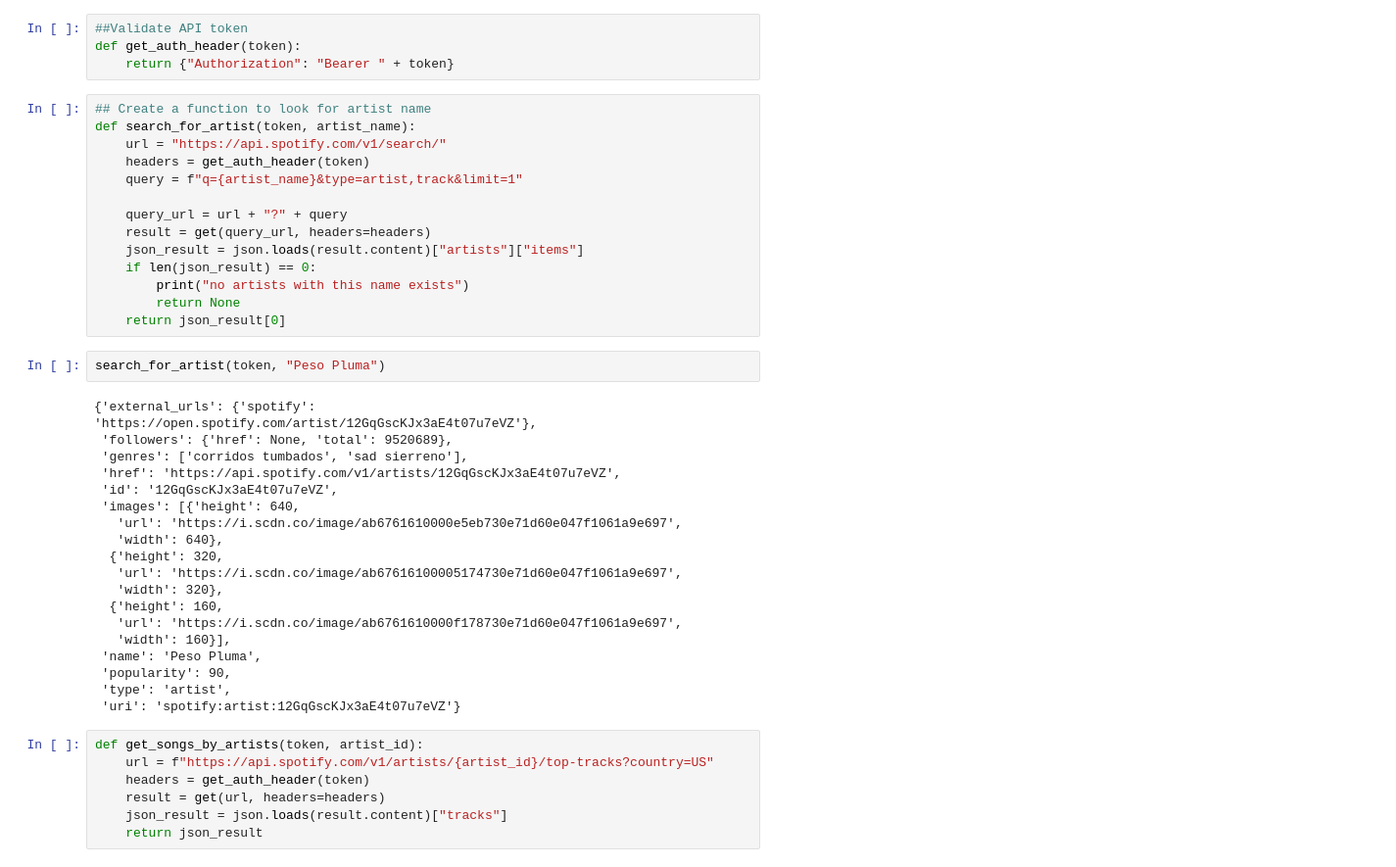
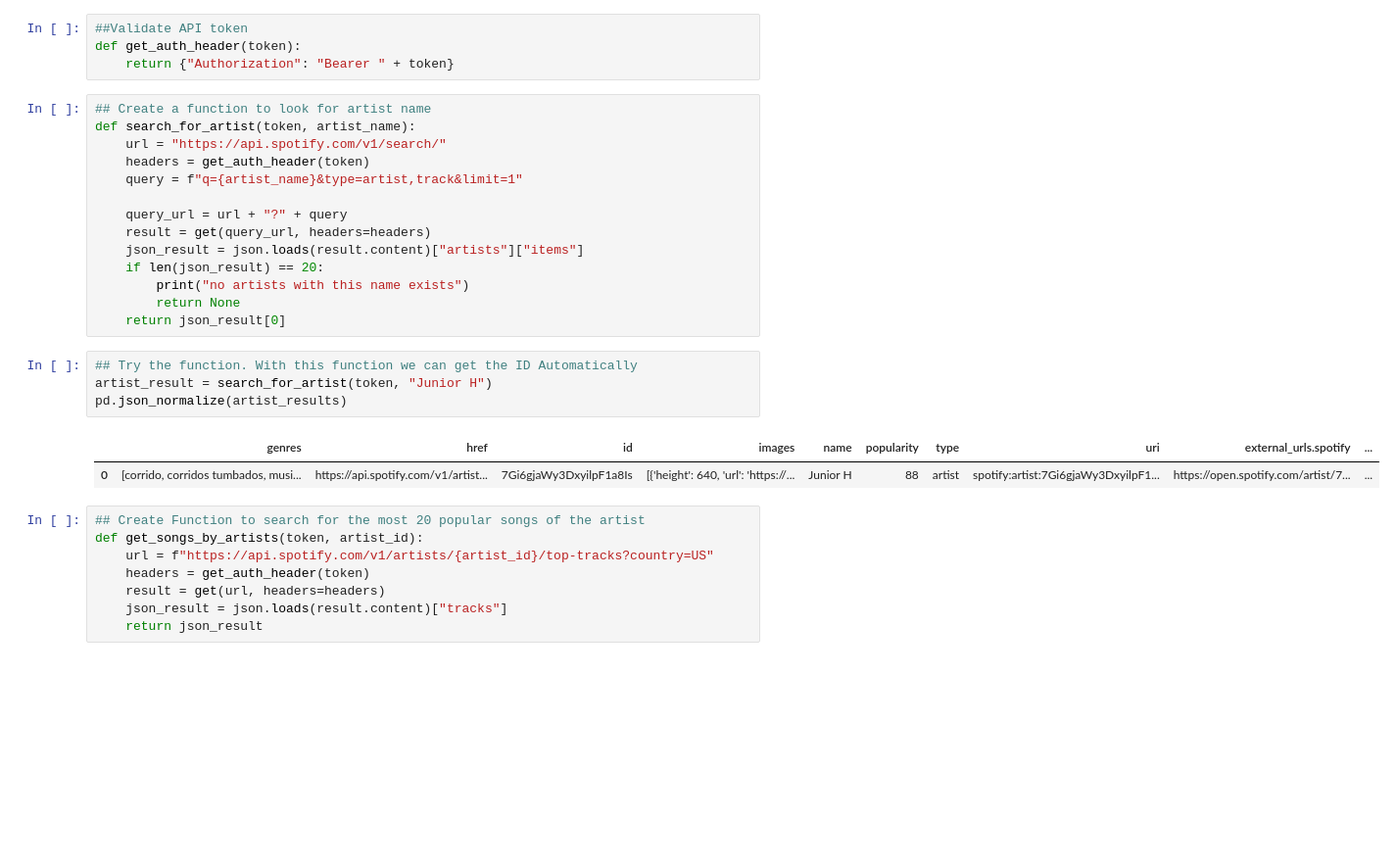
Before and after one commit to EduardoGlez01/web-api-examples, a Jupyter notebook: SPOTIFY API/120323_data-final-project.ipynb, the cells around one changed output. Shown at 98% size. Cells and saved outputs as stored; diff of their text form; blank space fills up the shorter version.

```diff
--- a/SPOTIFY API/120323_data-final-project.ipynb
+++ b/SPOTIFY API/120323_data-final-project.ipynb
@@ -69,32 +85,19 @@ def search_for_artist(token, artist_name):
     query_url = url + "?" + query
     result = get(query_url, headers=headers)
     json_result = json.loads(result.content)["artists"]["items"]
-    if len(json_result) == 0:
+    if len(json_result) == 20:
         print("no artists with this name exists")
         return None
     return json_result[0]
 # %%
-search_for_artist(token, "Peso Pluma")
+## Try the function. With this function we can get the ID Automatically
+artist_result = search_for_artist(token, "Junior H")
+pd.json_normalize(artist_results)
 # %% [output]
-{'external_urls': {'spotify': 'https://open.spotify.com/artist/12GqGscKJx3aE4t07u7eVZ'},
- 'followers': {'href': None, 'total': 9520689},
- 'genres': ['corridos tumbados', 'sad sierreno'],
- 'href': 'https://api.spotify.com/v1/artists/12GqGscKJx3aE4t07u7eVZ',
- 'id': '12GqGscKJx3aE4t07u7eVZ',
- 'images': [{'height': 640,
-   'url': 'https://i.scdn.co/image/ab6761610000e5eb730e71d60e047f1061a9e697',
-   'width': 640},
-  {'height': 320,
-   'url': 'https://i.scdn.co/image/ab67616100005174730e71d60e047f1061a9e697',
-   'width': 320},
-  {'height': 160,
-   'url': 'https://i.scdn.co/image/ab6761610000f178730e71d60e047f1061a9e697',
-   'width': 160}],
- 'name': 'Peso Pluma',
- 'popularity': 90,
- 'type': 'artist',
- 'uri': 'spotify:artist:12GqGscKJx3aE4t07u7eVZ'}
+|  | genres | href | id | images | name | popularity | type | uri | external_urls.spotify | ... |
+| 0 | [corrido, corridos tumbados, musi... | https://api.spotify.com/v1/artist... | 7Gi6gjaWy3DxyilpF1a8Is | [{'height': 640, 'url': 'https://... | Junior H | 88 | artist | spotify:artist:7Gi6gjaWy3DxyilpF1... | https://open.spotify.com/artist/7... | ... |
 # %%
+## Create Function to search for the most 20 popular songs of the artist
 def get_songs_by_artists(token, artist_id):
     url = f"https://api.spotify.com/v1/artists/{artist_id}/top-tracks?country=US"
     headers = get_auth_header(token)
```
Also changed, not shown: parts of 24 cells of this notebook, 7 other files.
